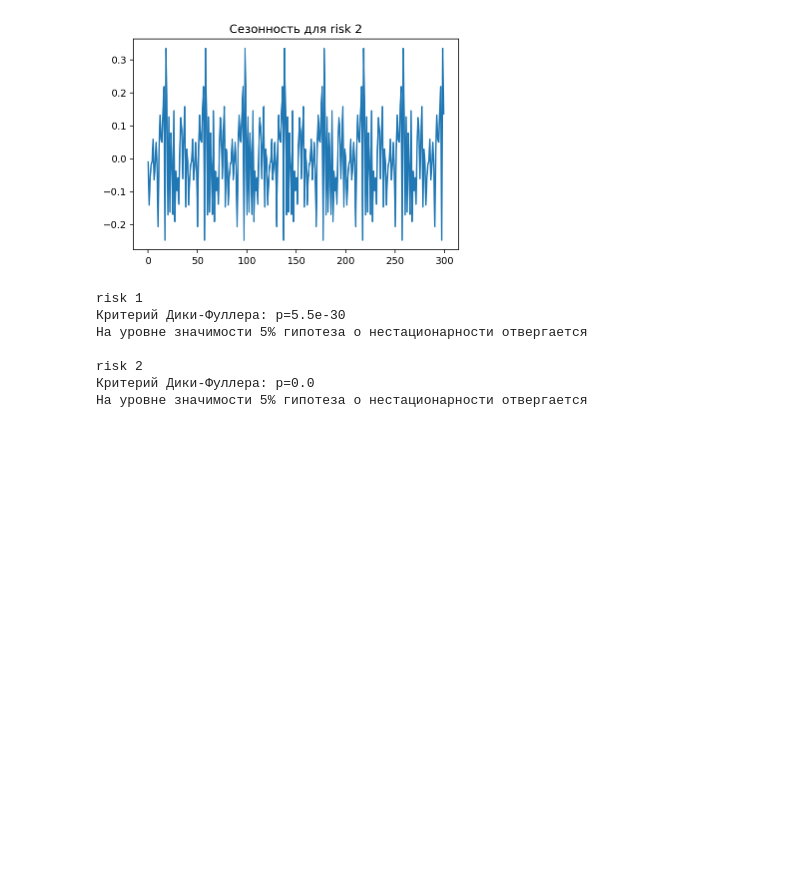
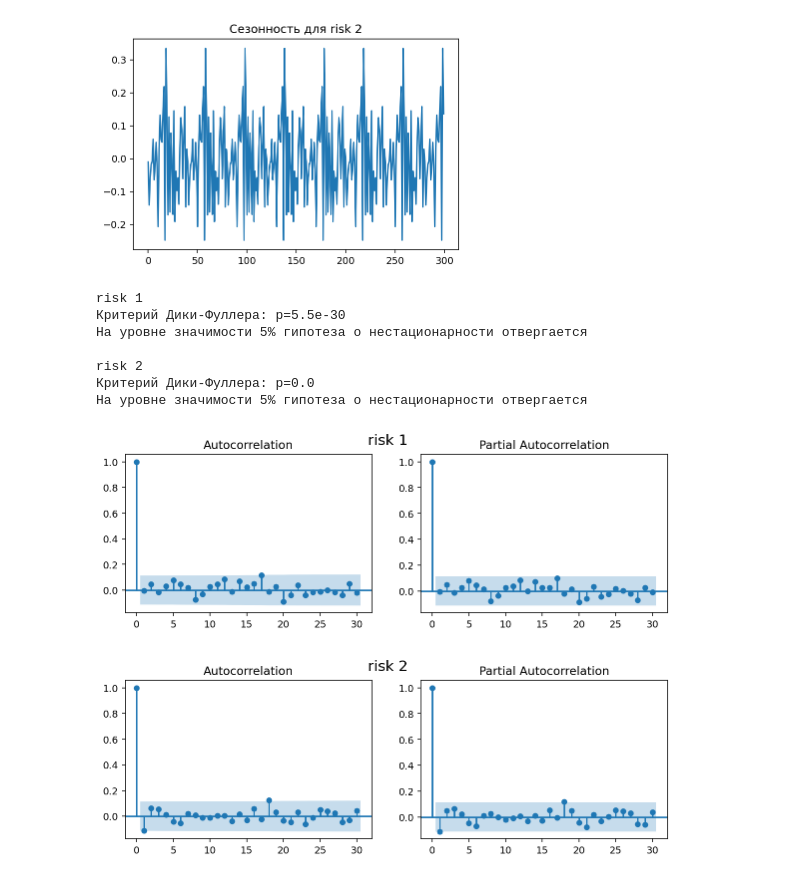
Before and after one commit to gaarutyunov/market-risk, a Jupyter notebook: notebooks/risks_visualizing.ipynb, the cells around one changed output. Saved outputs shown, nothing was run; the diff lists cells and outputs as text; code cells hidden in the pictures; blank space fills up the shorter version.

Commit message:
arima model, resid visuals and tests

```diff
--- a/notebooks/risks_visualizing.ipynb
+++ b/notebooks/risks_visualizing.ipynb
@@ -70,3 +70,15 @@ risk 1
 risk 2
 Критерий Дики-Фуллера: p=0.0
 На уровне значимости 5% гипотеза о нестационарности отвергается
+# %%
+for factor in data:
+    fig = plt.figure(figsize=(10, 3))
+    layout = (1, 2)
+    acf_ax = plt.subplot2grid(layout, (0, 0))
+    pacf_ax = plt.subplot2grid(layout, (0, 1))
+    sm.graphics.tsa.plot_acf(data[factor], lags=30, ax=acf_ax, alpha=0.05)
+    sm.graphics.tsa.plot_pacf(data[factor], lags=30, ax=pacf_ax, alpha=0.05, method='ywm')
+    fig.suptitle(factor, fontsize=15)
+# %% [output]
+[figure, added]
+[figure, added]
```
Also changed, not shown: 2 other files.
